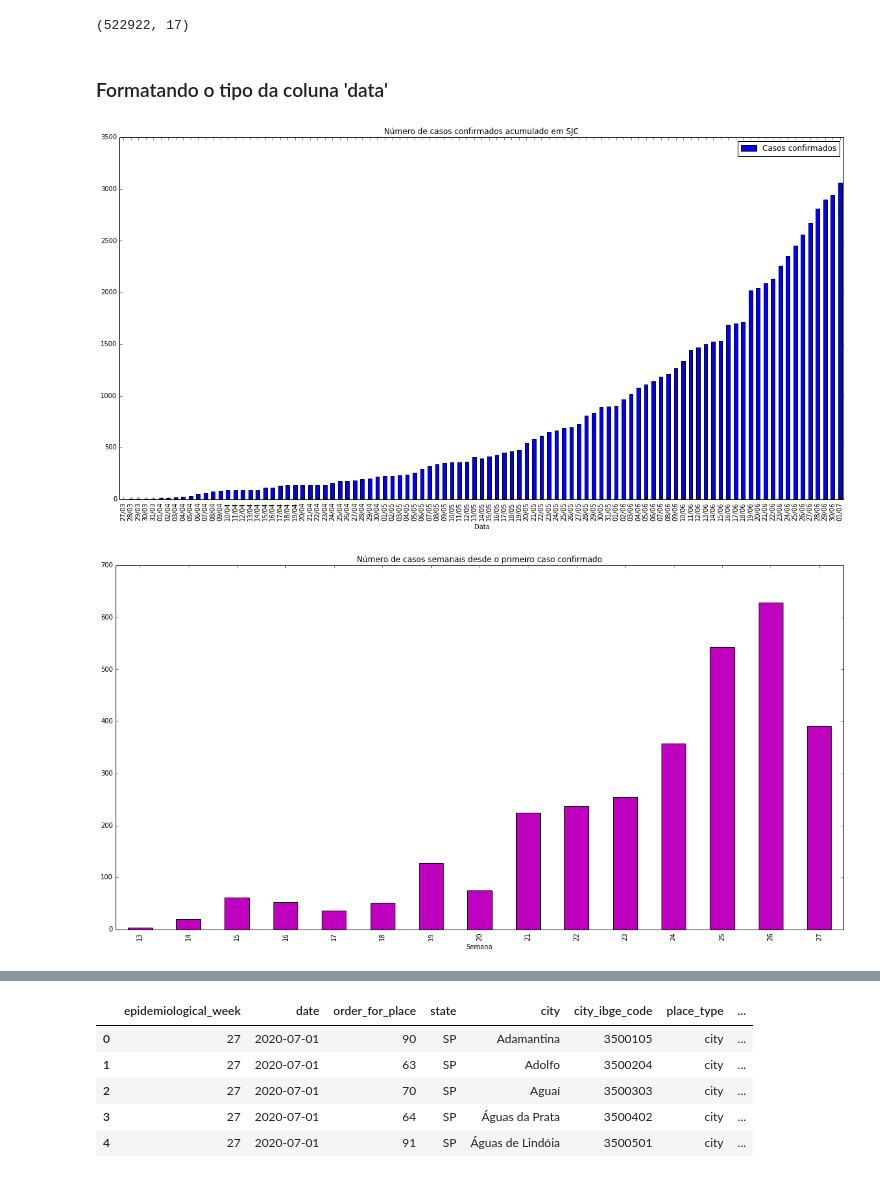
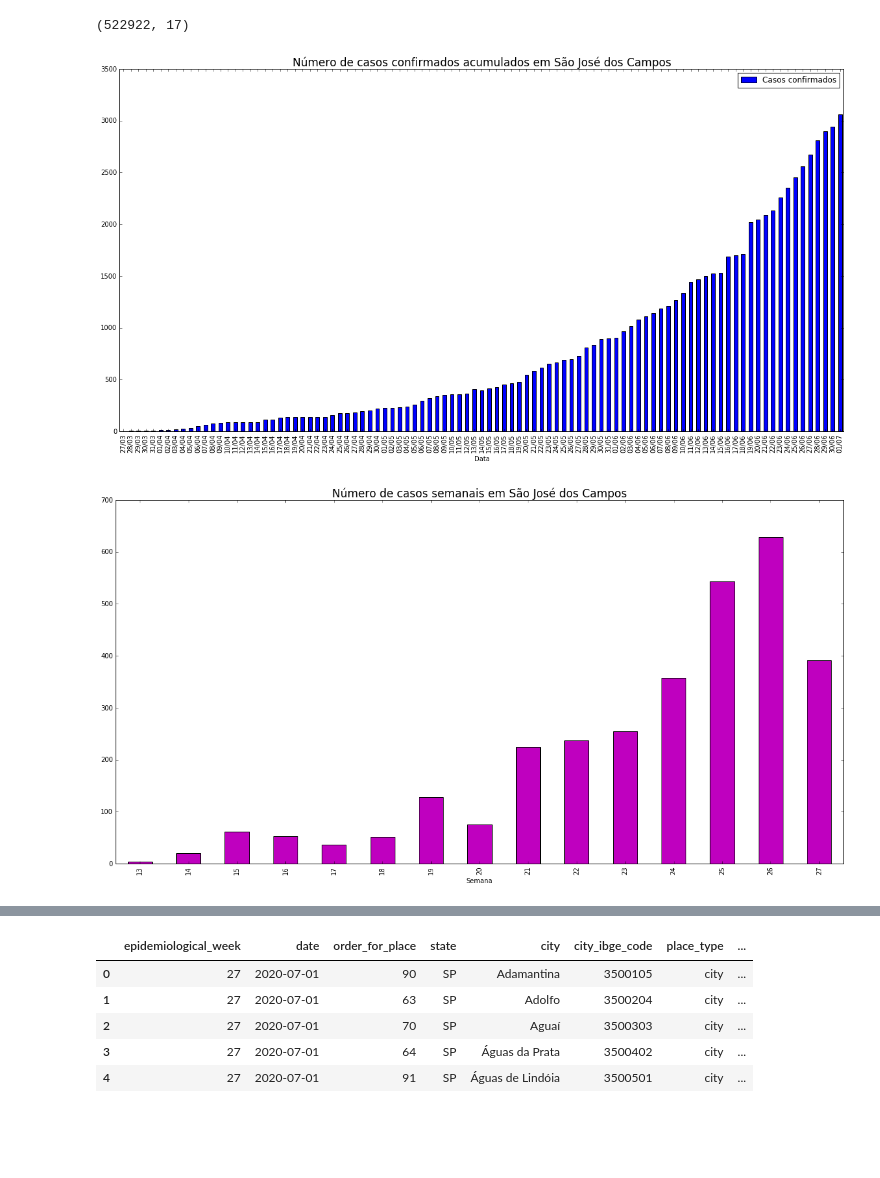
Before and after one commit to fmasanori/Analise-Covid19, a Jupyter notebook: Covid19.ipynb, the cells around one changed output, grey strips where cells are left out. Cells and saved outputs as stored; diff of their text form; code cells hidden in the pictures; blank space fills up the shorter version.

```diff
--- a/Covid19.ipynb
+++ b/Covid19.ipynb
@@ -64,22 +64,20 @@ memory usage: 67.8+ MB
 df.shape
 # %% [output]
 (522922, 17)
-# %% [markdown]
-### Formatando o tipo da coluna 'data'
 # %%
 df['data'] = df['data'].dt.strftime('%d/%m')
 # %%
 df.query('municipio  == "São José dos Campos"').plot(kind='bar', x='data', y ='casosAcumulado',figsize = (20,10),label='Casos confirmados')
-plt.title('Número de casos confirmados acumulado em SJC')
+plt.title('Número de casos confirmados acumulados em São José dos Campos', fontsize=17)
 plt.xlabel('Data')
 plt.show()
 # %% [output]
-[figure, old version]
+[figure, new version]
 # %%
 df.query('municipio  == "São José dos Campos"').groupby('semanaEpi')['casosNovos'].sum().plot(kind='bar', figsize = (20,10),label='Casos confirmados', color = 'm')
-plt.title('Número de casos semanais desde o primeiro caso confirmado')
+plt.title('Número de casos semanais em São José dos Campos',fontsize=17)
 plt.xlabel('Semana')
 plt.show()
 # %% [output]
-[figure, old version]
+[figure, new version]
 # %%
```
Also changed, not shown: parts of 4 cells of this notebook.
